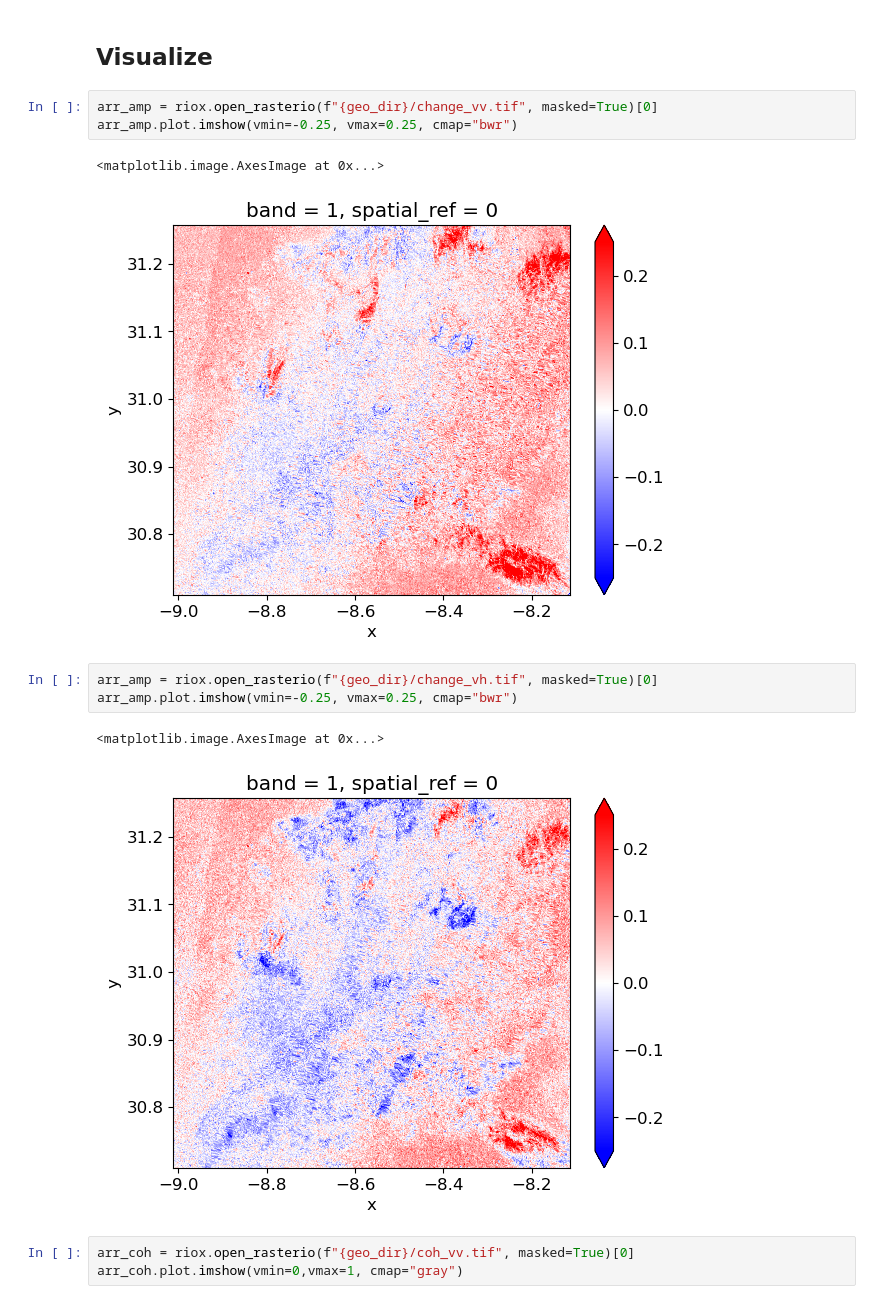
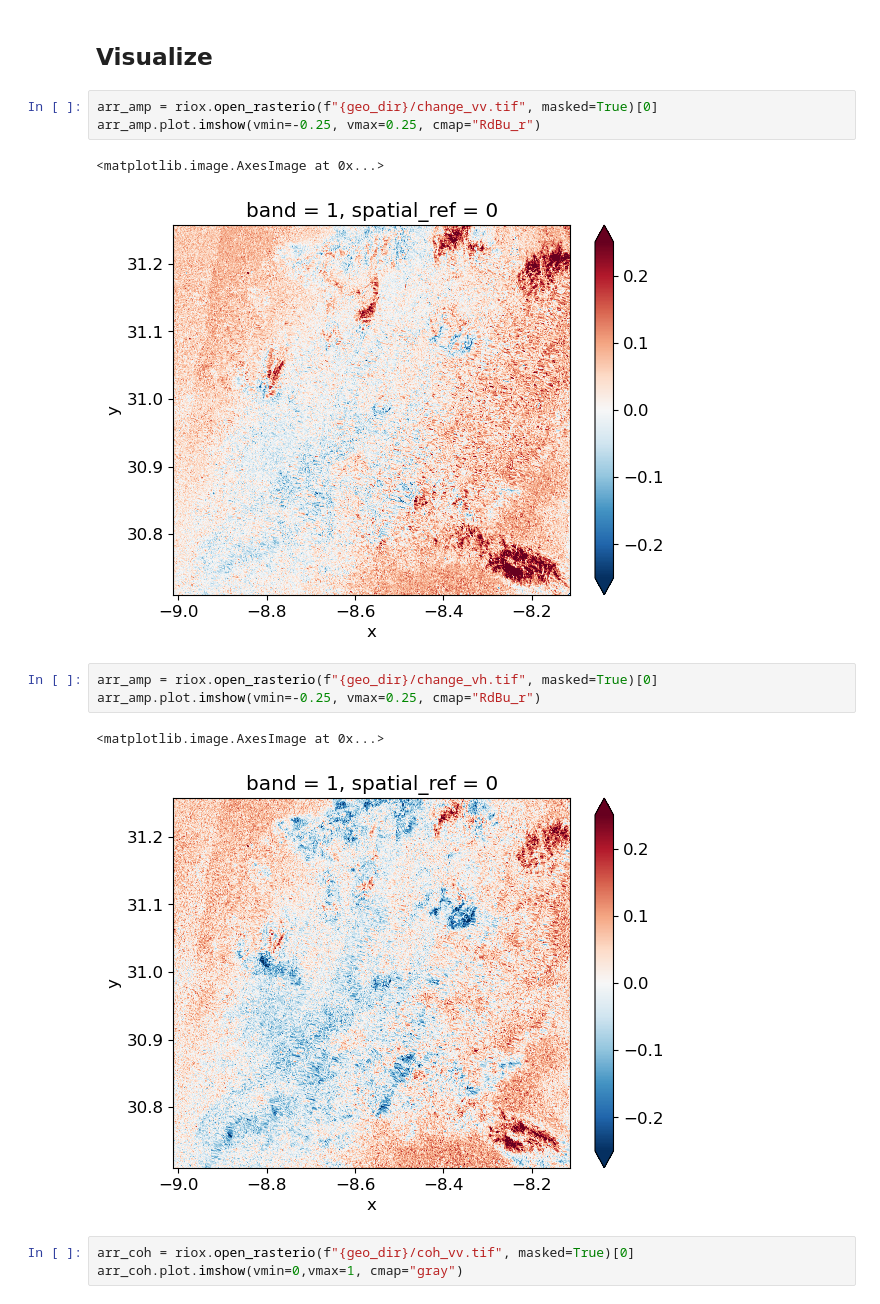
Before and after one commit to odhondt/eo_tools, a Jupyter notebook: docs/s1-custom-pipeline.ipynb, the cells around one changed output. Drawn from its saved outputs; the diff is of its cells as text.

```diff
--- a/docs/s1-custom-pipeline.ipynb
+++ b/docs/s1-custom-pipeline.ipynb
@@ -138,16 +138,16 @@ geocode_and_merge_iw(geo_dir, shp=shp, var_names=["coh","change"])
 ## Visualize
 # %%
 arr_amp = riox.open_rasterio(f"{geo_dir}/change_vv.tif", masked=True)[0]
-arr_amp.plot.imshow(vmin=-0.25, vmax=0.25, cmap="bwr")
+arr_amp.plot.imshow(vmin=-0.25, vmax=0.25, cmap="RdBu_r")
 # %% [output]
 <matplotlib.image.AxesImage at 0x...>
-[figure, old version]
+[figure, new version]
 # %%
 arr_amp = riox.open_rasterio(f"{geo_dir}/change_vh.tif", masked=True)[0]
-arr_amp.plot.imshow(vmin=-0.25, vmax=0.25, cmap="bwr")
+arr_amp.plot.imshow(vmin=-0.25, vmax=0.25, cmap="RdBu_r")
 # %% [output]
 <matplotlib.image.AxesImage at 0x...>
-[figure, old version]
+[figure, new version]
 # %%
 arr_coh = riox.open_rasterio(f"{geo_dir}/coh_vv.tif", masked=True)[0]
 arr_coh.plot.imshow(vmin=0,vmax=1, cmap="gray")
```
Also changed, not shown: parts of 1 cell of this notebook, 1 other file.
